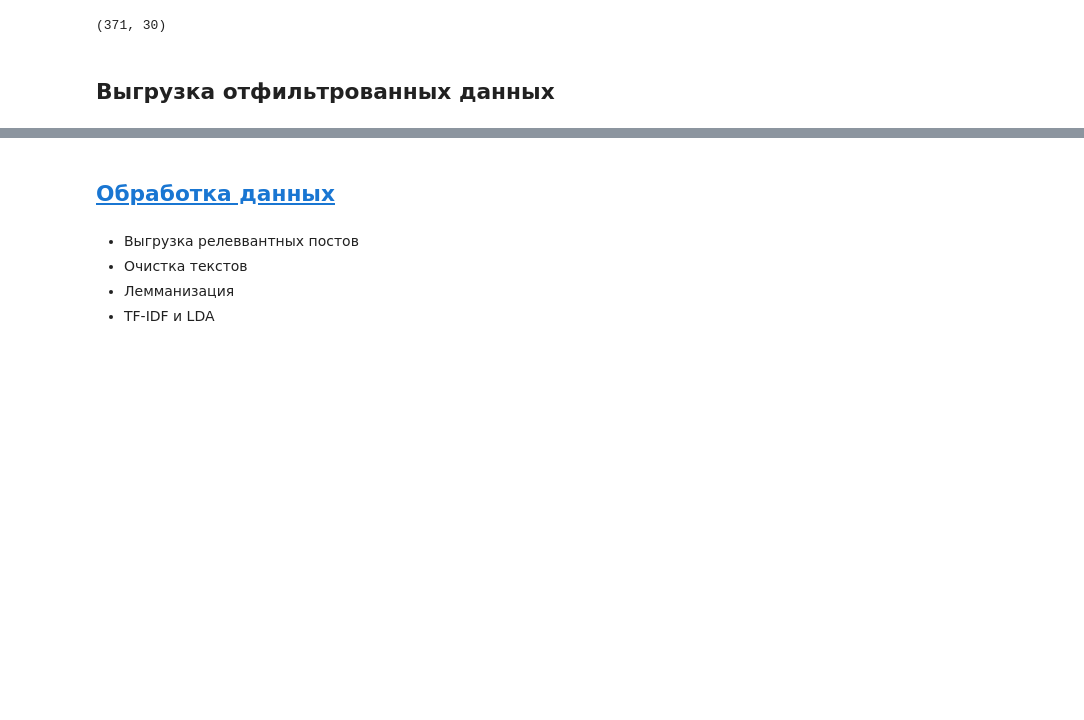
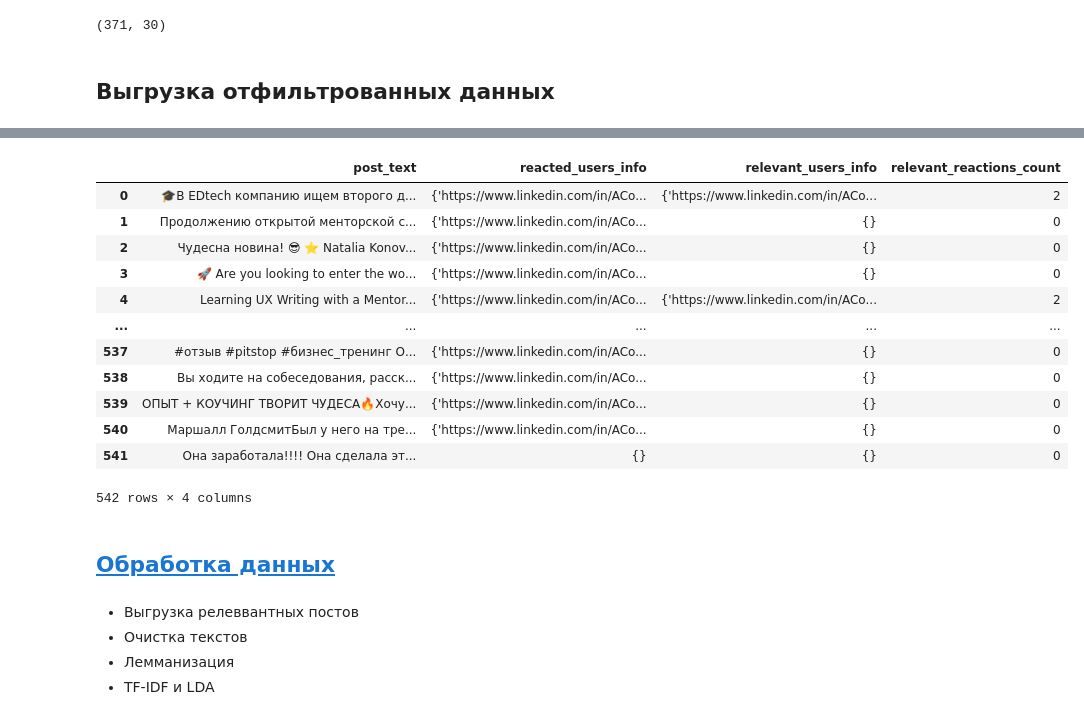
Before and after one commit to Can-t-login-to-Linkedin/YP, a Jupyter notebook: Topic_modeling_LDA.ipynb, the cells around one changed output, grey strips where cells are left out. Cells and saved outputs as stored; diff of their text form; code cells hidden in the pictures; blank space fills up the shorter version.

```diff
--- a/Topic_modeling_LDA.ipynb
+++ b/Topic_modeling_LDA.ipynb
@@ -184,6 +187,23 @@ developer_df.head(3)
 | nurlan-isbulaev-34bb211a3 | Nurlan Isbulaev | Moscow | 500+ | Backend Developer | Доброзайм | 3.92 | Full-time | [JSON, AutoCAD, PHP, Технология с... | [🔥 11 сервисов на базе ИИ ,которы... | ... |
 | maria-terenteva | Maria Terenteva | Moscow | 500+ | Frontend Developer | Angular | LLC "ROBIN" | 3.67 | Full-time | [Git, HTML, Отчетность, Ведение п... | [Me being a parent:, Всем привет!... | ... |
 | руслан-гусейнов-091858186 | Руслан Гусейнов | Russia | 500+ | Frontend Developer | OZON.ru | 3.67 | Full-time | [Vuex, WebSockets, ООП, git, Type... | [#humor #it, Я #нанимаю. Знаете л... | ... |
+# %%
+posts_df = pd.read_csv('filtered_posts_df (1).csv')
+posts_df
+# %% [output]
+|  | post_text | reacted_users_info | relevant_users_info | relevant_reactions_count |
+| 0 | 🎓В EDtech компанию ищем второго д... | {'https://www.linkedin.com/in/ACo... | {'https://www.linkedin.com/in/ACo... | 2 |
+| 1 | Продолжению открытой менторской с... | {'https://www.linkedin.com/in/ACo... | {} | 0 |
+| 2 | Чудесна новина! 😎 ⭐ Natalia Konov... | {'https://www.linkedin.com/in/ACo... | {} | 0 |
+| 3 | 🚀 Are you looking to enter the wo... | {'https://www.linkedin.com/in/ACo... | {} | 0 |
+| 4 | Learning UX Writing with a Mentor... | {'https://www.linkedin.com/in/ACo... | {'https://www.linkedin.com/in/ACo... | 2 |
+| ... | ... | ... | ... | ... |
+| 537 | #отзыв #pitstop #бизнес_тренинг О... | {'https://www.linkedin.com/in/ACo... | {} | 0 |
+| 538 | Вы ходите на собеседования, расск... | {'https://www.linkedin.com/in/ACo... | {} | 0 |
+| 539 | ОПЫТ + КОУЧИНГ ТВОРИТ ЧУДЕСА🔥Хочу... | {'https://www.linkedin.com/in/ACo... | {} | 0 |
+| 540 | Маршалл ГолдсмитБыл у него на тре... | {'https://www.linkedin.com/in/ACo... | {} | 0 |
+| 541 | Она заработала!!!! Она сделала эт... | {} | {} | 0 |
+542 rows × 4 columns
 # %% [markdown]
 ## <a id='toc1_5_'></a>[Обработка данных](#toc0_)
 # %% [markdown]
```
Also changed, not shown: parts of 22 cells of this notebook, 1 other file.
